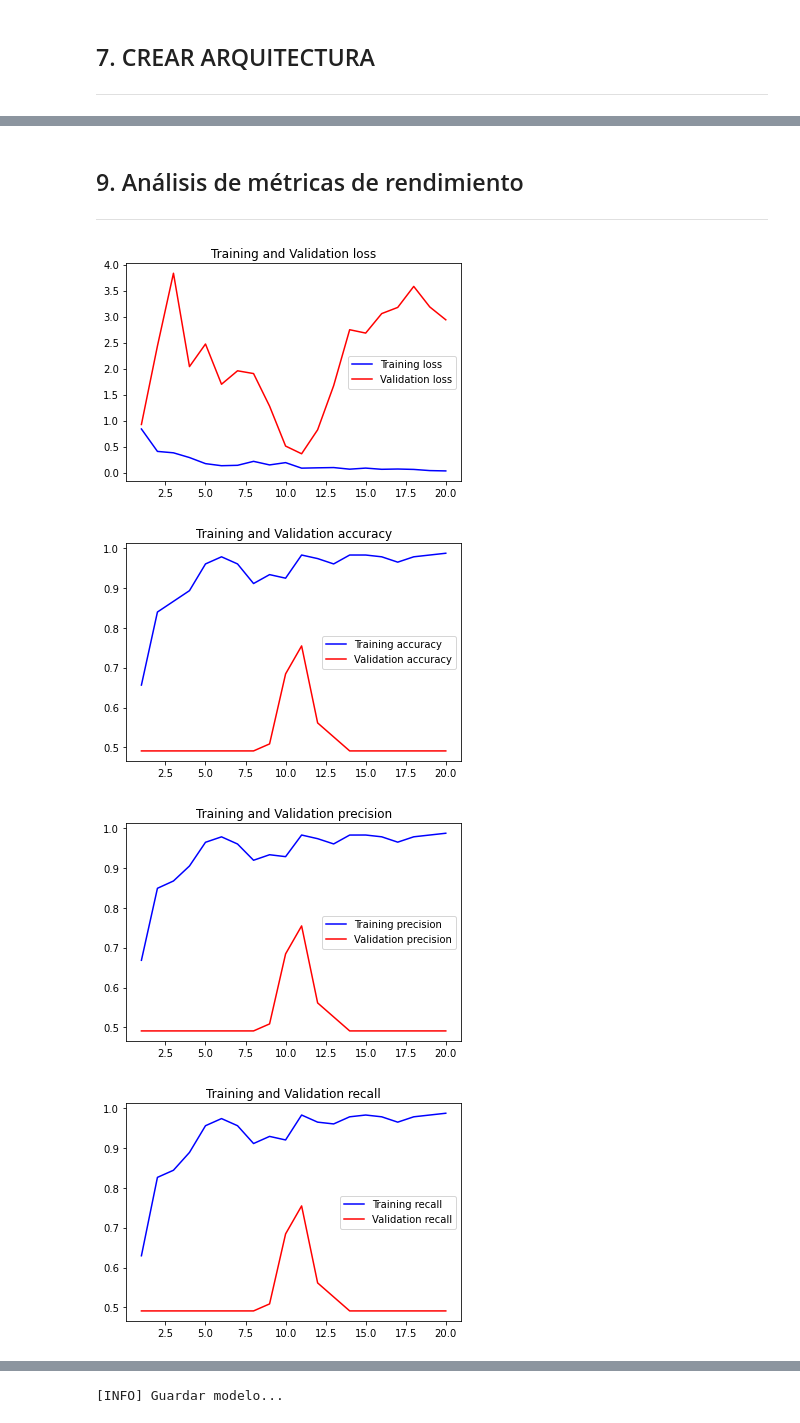
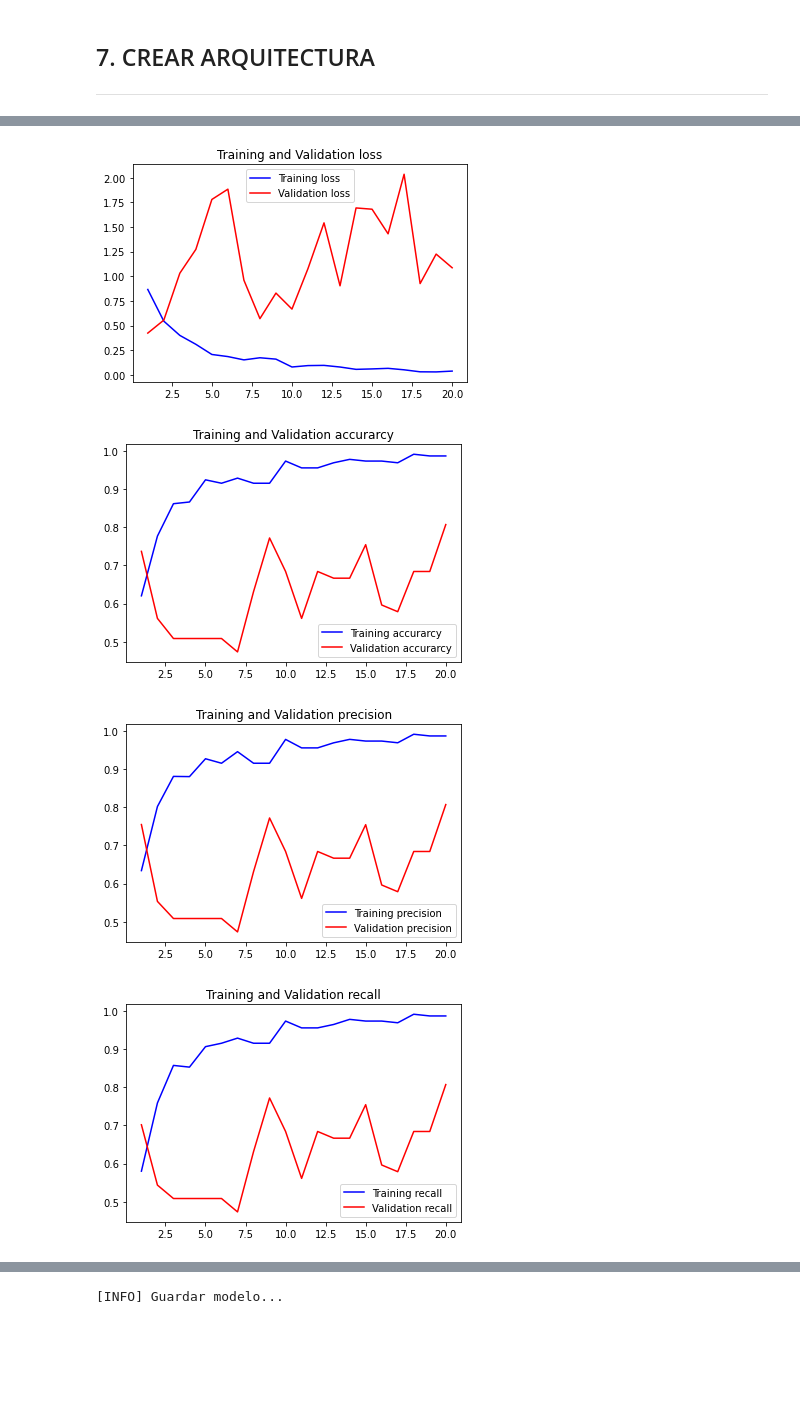
Before and after one commit to cifuentesOmar/clasificacionHojas_Final, a Jupyter notebook: clasificacionPalto.ipynb, the cells around one changed output, grey strips where cells are left out. Saved outputs shown, nothing was run; the diff lists cells and outputs as text; code cells hidden in the pictures; blank space fills up the shorter version.

```diff
--- a/clasificacionPalto.ipynb
+++ b/clasificacionPalto.ipynb
@@ -87,7 +87,7 @@ except Exception as e:
     print(f"Error : {e}")
 
 # Transformación de las imágenes de entrenamiento, cargados en una matriz numpy
-np_image_list = np.array(image_list, dtype=np.float16) / 225.0
+np_image_list = np.array(image_list, dtype=np.float16) / 225
 
 # Comprobar del número de imágenes cargadas para el entrenamiento
 image_len = len(image_list)
@@ -165,11 +163,15 @@ model = Sequential()
 inputShape = (HEIGHT, WIDTH, DEPTH)
 chanDim = -1
 
+if K.image_data_format() == "channels_first":
+    inputShape = (DEPTH, HEIGHT, WIDTH)
+    chanDim = 1
+
 model.add(Conv2D(32, (3, 3), padding="same",input_shape=inputShape))
 model.add(Activation("relu"))
 model.add(BatchNormalization(axis=chanDim))
 model.add(MaxPooling2D(pool_size=(3, 3)))
-model.add(Dropout(0.25))
+model.add(Dropout(0.5))
 
 model.add(Conv2D(64, (3, 3), padding="same"))
 model.add(Activation("relu"))
@@ -179,7 +181,7 @@ model.add(Conv2D(64, (3, 3), padding="same"))
 model.add(Activation("relu"))
 model.add(BatchNormalization(axis=chanDim))
 model.add(MaxPooling2D(pool_size=(2, 2)))
-model.add(Dropout(0.25))
+model.add(Dropout(0.5))
 
 model.add(Conv2D(128, (3, 3), padding="same"))
 model.add(Activation("relu"))
@@ -189,7 +191,7 @@ model.add(Conv2D(128, (3, 3), padding="same"))
 model.add(Activation("relu"))
 model.add(BatchNormalization(axis=chanDim))
 model.add(MaxPooling2D(pool_size=(2, 2)))
-model.add(Dropout(0.25))
+model.add(Dropout(0.5))
 model.add(Flatten())
 model.add(Dense(1024))
 model.add(Activation("relu"))
@@ -241,9 +240,10 @@ model.compile(loss="binary_crossentropy", optimizer=opt, metrics=["accuracy", tf
 
 # Entrenar el modelo
 print("[INFO] Entrenando al modelo...")
+#history = model.fit(augment.flow(x_train, y_train, batch_size=BATCH_SIZE),
 history = model.fit(x_train, y_train, batch_size=BATCH_SIZE,
                     validation_data=(x_test, y_test),
-                    steps_per_epoch=len(x_train) // BATCH_SIZE,
+                    steps_per_epoch=len(x_train) / BATCH_SIZE,
                     epochs=EPOCHS, verbose=1)
 # %% [output]
 [INFO] Entrenando al modelo...
@@ -266,7 +266,6 @@ Epoch 20/20
-# %% [markdown]
-## 9. Análisis de métricas de rendimiento
------
 # %%
+# Definir variables
+
 loss = history.history['loss']
 val_loss = history.history['val_loss']
 
@@ -284,6 +283,7 @@ val_f1 = history.history['val_f1_metric']
 
 epochs = range(1, len(acc) + 1)
 
+
 # Pérdida de datos de entrenamiento y datos de prueba
 plt.plot(epochs, loss, 'b', label='Training loss')
 plt.plot(epochs, val_loss, 'r', label='Validation loss')
@@ -291,40 +291,40 @@ plt.title('Training and Validation loss')
 plt.legend()
 
 plt.figure()
 
-# Accuracy de los datos de entrenamiento y datos de prueba
-plt.plot(epochs, acc, 'b', label='Training accuracy')
-plt.plot(epochs, val_acc, 'r', label='Validation accuracy')
-plt.title('Training and Validation accuracy')
+# Precisión de los datos de entrenamiento y datos de prueba
+plt.plot(epochs, acc, 'b', label='Training accurarcy')
+plt.plot(epochs, val_acc, 'r', label='Validation accurarcy')
+plt.title('Training and Validation accurarcy')
 plt.legend()
 
 plt.figure()
 
 # Precisión de los datos de entrenamiento y datos de prueba
 plt.plot(epochs, prec, 'b', label='Training precision')
 plt.plot(epochs, val_prec, 'r', label='Validation precision')
 plt.title('Training and Validation precision')
 plt.legend()
 
 plt.figure()
 
-# Recall de los datos de entrenamiento y datos de prueba
+# Precisión de los datos de entrenamiento y datos de prueba
 plt.plot(epochs, recall_1, 'b', label='Training recall')
 plt.plot(epochs, val_recall, 'r', label='Validation recall')
 plt.title('Training and Validation recall')
 plt.legend()
 
 plt.figure()
 
-# F1 de los datos de entrenamiento y datos de prueba
+# Precisión de los datos de entrenamiento y datos de prueba
 plt.plot(epochs, f1, 'b', label='Training f1')
 plt.plot(epochs, val_f1, 'r', label='Validation f1')
 plt.title('Training and Validation f1')
 plt.legend()
 
 plt.show()
 # %% [output]
-[figure, old version]
+[figure, new version]
-[figure, old version]
+[figure, new version]
-[figure, old version]
+[figure, new version]
-[figure, old version]
+[figure, new version]
```
Also changed, not shown: parts of 14 cells of this notebook.
